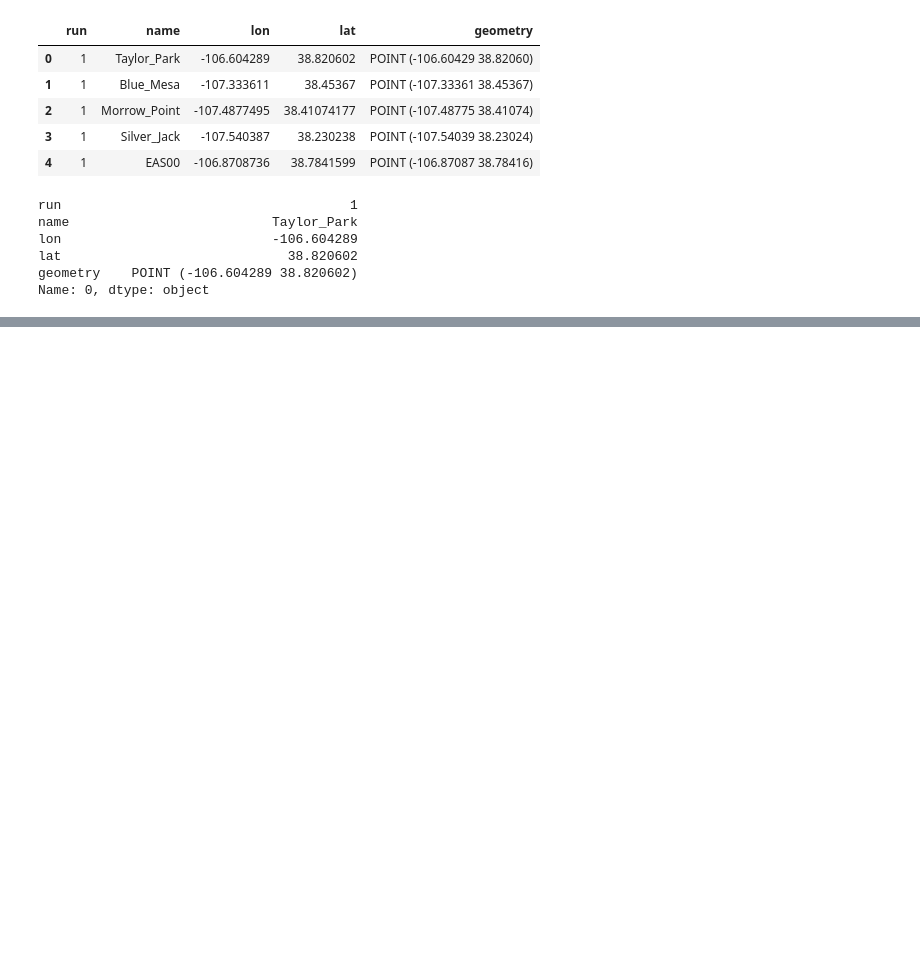
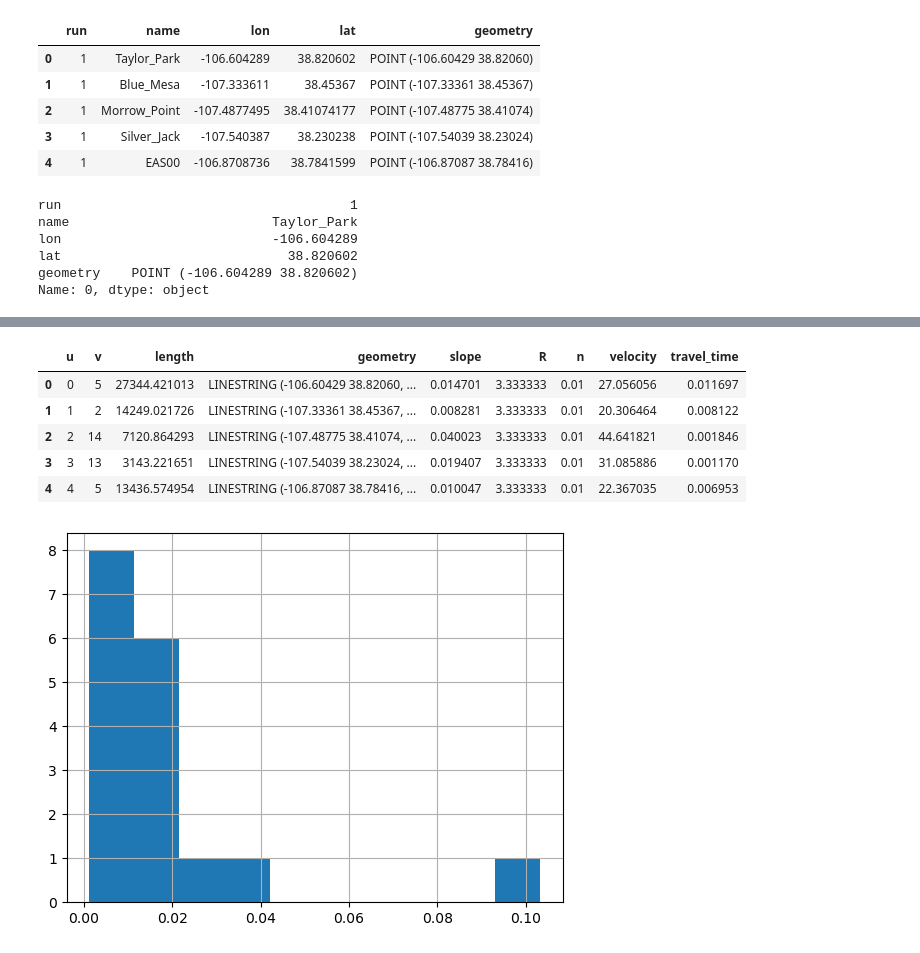
Before and after one commit to UW-SASWE/ResORR, a Jupyter notebook: notebooks/methods/06-Network-Generation-networkx.ipynb, the cells around one changed output, grey strips where cells are left out. Drawn from its saved outputs; the diff is of its cells as text; code cells hidden in the pictures; blank space fills up the shorter version.

Commit message:
add travel time

```diff
--- a/notebooks/methods/06-Network-Generation-networkx.ipynb
+++ b/notebooks/methods/06-Network-Generation-networkx.ipynb
@@ -199,3 +204,28 @@ G_gdf.head()
+# %%
+# assume manning's n
+n = 0.01
+
+# assume hydraulic radius R for now - change it later to parameterize it
+A = 20*5    # rectangular stream, b=20, h=5
+P = 20+5+5
+G_gdf['R'] = A/P    # m
+
+G_gdf['n'] = n
+G_gdf['velocity'] = (1/G_gdf['n']) * G_gdf['R'].pow(2/3) * G_gdf['slope'].pow(1/2)  # m/s
+
+G_gdf['travel_time'] = G_gdf['length'] / (G_gdf['velocity'] * (60*60*24))
+
+G_gdf['travel_time'].hist()
+
+G_gdf.head()
+# %% [output]
+|  | u | v | length | geometry | slope | R | n | velocity | travel_time |
+| 0 | 0 | 5 | 27344.421013 | LINESTRING (-106.60429 38.82060, ... | 0.014701 | 3.333333 | 0.01 | 27.056056 | 0.011697 |
+| 1 | 1 | 2 | 14249.021726 | LINESTRING (-107.33361 38.45367, ... | 0.008281 | 3.333333 | 0.01 | 20.306464 | 0.008122 |
+| 2 | 2 | 14 | 7120.864293 | LINESTRING (-107.48775 38.41074, ... | 0.040023 | 3.333333 | 0.01 | 44.641821 | 0.001846 |
+| 3 | 3 | 13 | 3143.221651 | LINESTRING (-107.54039 38.23024, ... | 0.019407 | 3.333333 | 0.01 | 31.085886 | 0.001170 |
+| 4 | 4 | 5 | 13436.574954 | LINESTRING (-106.87087 38.78416, ... | 0.010047 | 3.333333 | 0.01 | 22.367035 | 0.006953 |
+[figure, added]
 # %%
 # save the files
 G_gdf.to_file(save_dir / "gunnison_rivreg.shp")
```
Also changed, not shown: parts of 6 cells of this notebook.
